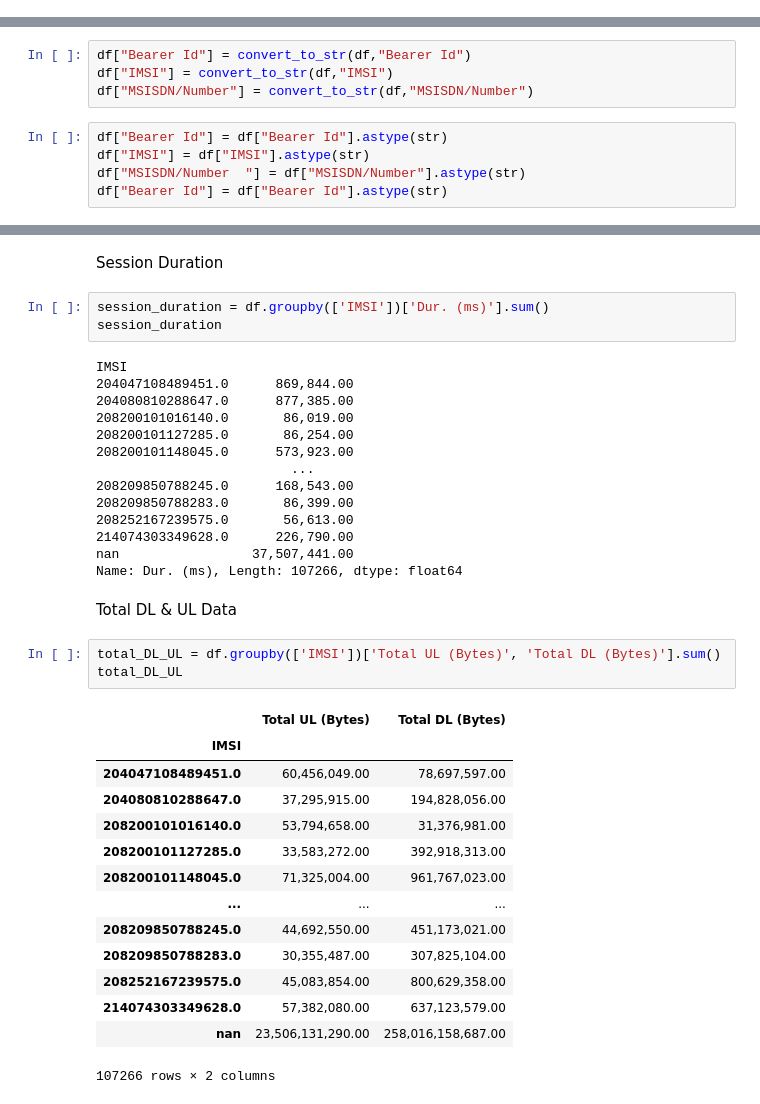
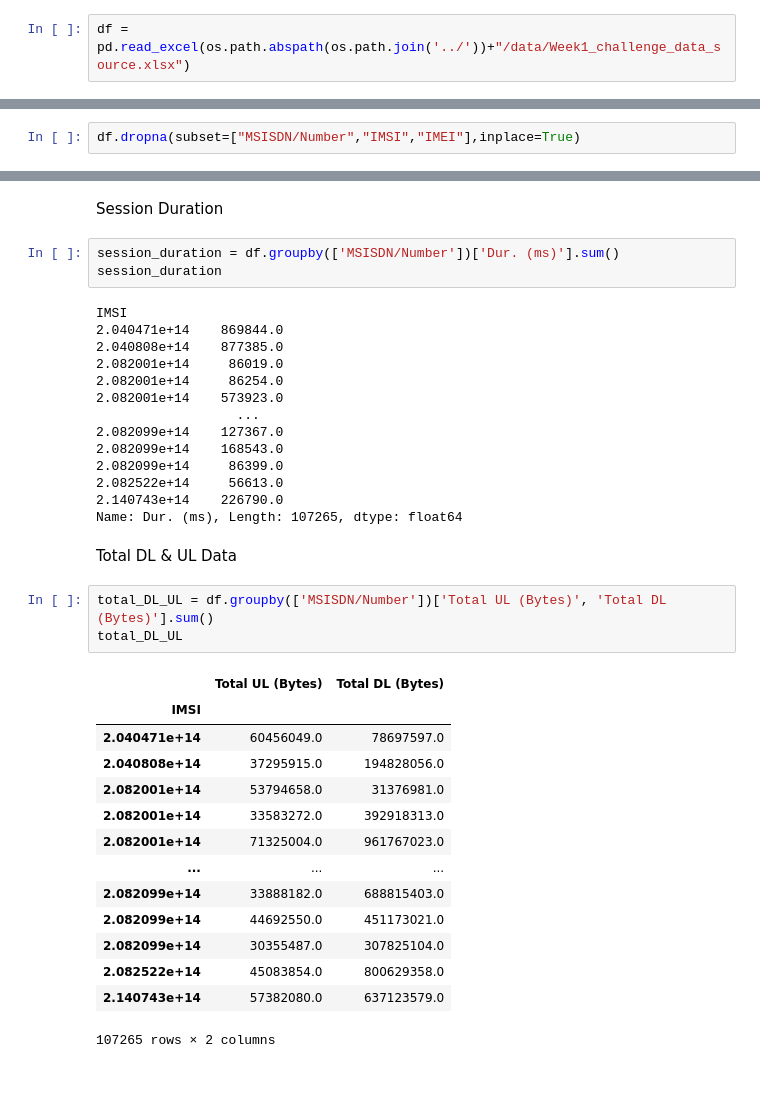
Before and after one commit to nardoshood/Telecomunication-User-Analytics, a Jupyter notebook: notebooks/data_exploration.ipynb, the cells around one changed output, grey strips where cells are left out. Drawn from its saved outputs; the diff is of its cells as text.

```diff
--- a/notebooks/data_exploration.ipynb
+++ b/notebooks/data_exploration.ipynb
@@ -92,0 +136,2 @@ dtype: int64
+# %%
+df = pd.read_excel(os.path.abspath(os.path.join('../'))+"/data/Week1_challenge_data_source.xlsx")
@@ -106,9 +149,0 @@ df.describe()
-# %%
-df["Bearer Id"] = convert_to_str(df,"Bearer Id")
-df["IMSI"] = convert_to_str(df,"IMSI")
-df["MSISDN/Number"] = convert_to_str(df,"MSISDN/Number")
-# %%
-df["Bearer Id"] = df["Bearer Id"].astype(str)
-df["IMSI"] = df["IMSI"].astype(str)
-df["MSISDN/Number  "] = df["MSISDN/Number"].astype(str)
-df["Bearer Id"] = df["Bearer Id"].astype(str)
@@ -195 +333,3 @@ number of cDR sessions
+# %%
+df.dropna(subset=["MSISDN/Number","IMSI","IMEI"],inplace=True)
 # %%
@@ -213,39 +353,39 @@ session_df
 # %% [markdown]
 Session Duration
 # %%
-session_duration = df.groupby(['IMSI'])['Dur. (ms)'].sum()
+session_duration = df.groupby(['MSISDN/Number'])['Dur. (ms)'].sum()
 session_duration
 # %% [output]
 IMSI
-204047108489451.0      869,844.00
-204080810288647.0      877,385.00
-208200101016140.0       86,019.00
-208200101127285.0       86,254.00
-208200101148045.0      573,923.00
-                         ...
-208209850788245.0      168,543.00
-208209850788283.0       86,399.00
-208252167239575.0       56,613.00
-214074303349628.0      226,790.00
-nan                 37,507,441.00
-Name: Dur. (ms), Length: 107266, dtype: float64
+2.040471e+14    869844.0
+2.040808e+14    877385.0
+2.082001e+14     86019.0
+2.082001e+14     86254.0
+2.082001e+14    573923.0
+                  ...
+2.082099e+14    127367.0
+2.082099e+14    168543.0
+2.082099e+14     86399.0
+2.082522e+14     56613.0
+2.140743e+14    226790.0
+Name: Dur. (ms), Length: 107265, dtype: float64
 # %% [markdown]
 Total DL & UL Data
 # %%
-total_DL_UL = df.groupby(['IMSI'])['Total UL (Bytes)', 'Total DL (Bytes)'].sum()
+total_DL_UL = df.groupby(['MSISDN/Number'])['Total UL (Bytes)', 'Total DL (Bytes)'].sum()
 total_DL_UL
 # %% [output]
 |  | Total UL (Bytes) | Total DL (Bytes) |
 | IMSI |  |  |
-| 204047108489451.0 | 60,456,049.00 | 78,697,597.00 |
-| 204080810288647.0 | 37,295,915.00 | 194,828,056.00 |
-| 208200101016140.0 | 53,794,658.00 | 31,376,981.00 |
-| 208200101127285.0 | 33,583,272.00 | 392,918,313.00 |
-| 208200101148045.0 | 71,325,004.00 | 961,767,023.00 |
+| 2.040471e+14 | 60456049.0 | 78697597.0 |
+| 2.040808e+14 | 37295915.0 | 194828056.0 |
+| 2.082001e+14 | 53794658.0 | 31376981.0 |
+| 2.082001e+14 | 33583272.0 | 392918313.0 |
+| 2.082001e+14 | 71325004.0 | 961767023.0 |
 | ... | ... | ... |
-| 208209850788245.0 | 44,692,550.00 | 451,173,021.00 |
-| 208209850788283.0 | 30,355,487.00 | 307,825,104.00 |
-| 208252167239575.0 | 45,083,854.00 | 800,629,358.00 |
-| 214074303349628.0 | 57,382,080.00 | 637,123,579.00 |
-| nan | 23,506,131,290.00 | 258,016,158,687.00 |
+| 2.082099e+14 | 33888182.0 | 688815403.0 |
+| 2.082099e+14 | 44692550.0 | 451173021.0 |
+| 2.082099e+14 | 30355487.0 | 307825104.0 |
+| 2.082522e+14 | 45083854.0 | 800629358.0 |
+| 2.140743e+14 | 57382080.0 | 637123579.0 |
-107266 rows × 2 columns
+107265 rows × 2 columns
```
Also changed, not shown: parts of 66 cells of this notebook.
